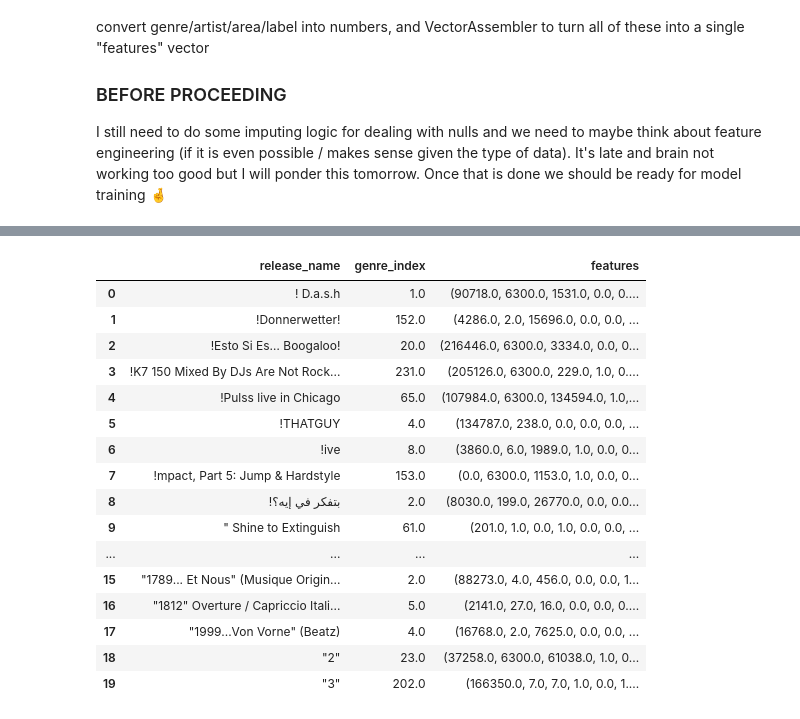
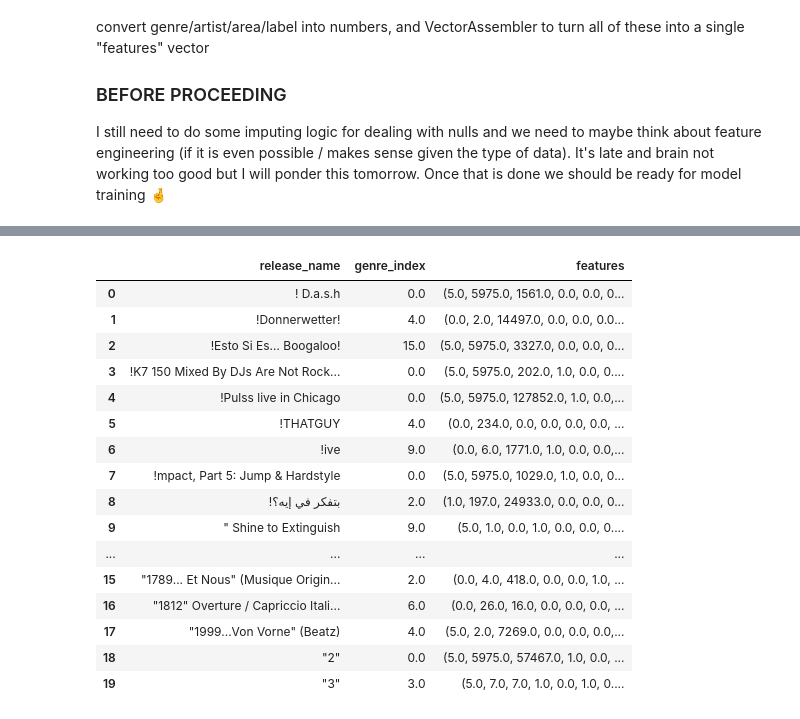
Before and after one commit to rowheaton/ragus-wheaton-iribe-232, a Jupyter notebook: musicbrainz_v2.ipynb, the cells around one changed output, grey strips where cells are left out. Drawn from its saved outputs; the diff is of its cells as text; code cells hidden in the pictures.

Commit message:
Filtered out garbage genre names and put 1276 genres into 19 buckets for classification

```diff
--- a/musicbrainz_v2.ipynb
+++ b/musicbrainz_v2.ipynb
@@ -1084,8 +1084,13 @@ acn_df = dfs["artist_credit_name"].select(
 
 artist_df = dfs["artist"].select(
     F.col("id").alias("artist_id"),
-    F.col("name").alias("artist_name"),
     F.col("area").alias("artist_area_id"),
+    F.col("gender").alias("artist_gender_id"),
+)
+
+gender_df = dfs["gender"].select(
+    F.col("id").alias("gender_id"),
+    F.col("name").alias("artist_gender"),
 )
 
 area_df = dfs["area"].select(
@@ -1114,12 +1119,14 @@ tag_df = dfs["tag"].select(
     F.col("name").alias("tag_name"),
 )
 
-# build table (I believe these mappings are correct!)
+# build table
 model_df = (
     release_df
     # dropping releases with no artist
     .join(acn_df, release_df["release_artist_credit"] == acn_df["acn_artist_credit"], "inner")
     .join(artist_df, acn_df["acn_artist_id"] == artist_df["artist_id"], "inner")
+    # gender (left: bands and some artists have no gender set)
+    .join(gender_df, artist_df["artist_gender_id"] == gender_df["gender_id"], "left")
     .join(area_df, artist_df["artist_area_id"] == area_df["area_id"], "left")
     .join(rl_df, release_df["release_id"] == rl_df["rl_release_id"], "left")
     .join(label_df, rl_df["rl_label_id"] == label_df["label_id"], "left")
@@ -1127,7 +1134,7 @@ model_df = (
     .join(tag_df, rgt_df["rgt_tag_id"] == tag_df["tag_id"], "left")
     .select(
         "release_name",
-        "artist_name",
+        "artist_gender",
         "area_name",
         "label_name",
         "tag_name",
@@ -1139,14 +1146,14 @@ model_df = (
 tag_window = Window.partitionBy("release_name").orderBy(F.col("tag_count").desc_nulls_last())
 ranked_df = model_df.withColumn("tag_rank", F.row_number().over(tag_window))
 
-# aggregating on release_name, assigning top tag to "genre_name", storing the rest in "tags", first artist/area/label for each release (logical continuity should remain intact...)
+# aggregating on release_name, assigning top tag to "genre_name", storing the rest in "tags"
 aggregated_df = (
     ranked_df
     .groupBy("release_name")
     .agg(
-        F.first("artist_name", ignorenulls=True).alias("artist_name"),
-        F.first("area_name",   ignorenulls=True).alias("area_name"),
-        F.first("label_name",  ignorenulls=True).alias("label_name"),
+        F.first("artist_gender", ignorenulls=True).alias("artist_gender"),
+        F.first("area_name",     ignorenulls=True).alias("area_name"),
+        F.first("label_name",    ignorenulls=True).alias("label_name"),
         F.max(F.when(F.col("tag_rank") == 1, F.col("tag_name"))).alias("genre_name"),
         F.collect_set(
             F.when(F.col("tag_rank") > 1, F.col("tag_name"))
@@ -1155,10 +1162,37 @@ aggregated_df = (
     .filter(F.col("genre_name").isNotNull())
 )
 
+# filter to recognized real genre names only (case-insensitive)
+valid_genres_pd = pd.read_csv("real_music_genres.csv")
+valid_genres = set(valid_genres_pd["Genre"].dropna().str.strip().str.lower())
+aggregated_df = aggregated_df.filter(F.lower(F.col("genre_name")).isin(list(valid_genres)))
+
+# map each genre to one of 19 broad buckets
+buckets_pd = pd.read_csv("genre_buckets_wide.csv")
+genre_to_bucket = {}
+for bucket in buckets_pd.columns:
+    for genre in buckets_pd[bucket].dropna():
+        genre_clean = genre.strip().lower()
+        if genre_clean:
+            genre_to_bucket[genre_clean] = bucket
+
+bucket_lookup_df = spark.createDataFrame(
+    [(k, v) for k, v in genre_to_bucket.items()],
+    ["genre_key", "bucket_name"],
+)
+
+aggregated_df = (
+    aggregated_df
+    .join(F.broadcast(bucket_lookup_df),
+          F.lower(F.col("genre_name")) == F.col("genre_key"), "left")
+    .drop("genre_name", "genre_key")
+    .withColumnRenamed("bucket_name", "genre_name")
+    .filter(F.col("genre_name").isNotNull())
+)
+
 print(f"\n==============================")
 print(f"FINAL TABLE BEFORE ENCODING")
 print(f"==============================")
-# show pre-encoded version of the table
 aggregated_df.printSchema()
 aggregated_df = aggregated_df.cache()
 print("Row count:", aggregated_df.count())
@@ -1173,23 +1207,28 @@ print(f"\n==============================")
 print(f"FINAL TABLE AFTER ENCODING")
 print(f"==============================")
 print("Tag vocabulary size:", len(cv_model.vocabulary))
+print("Label count:", aggregated_df.select("label_name").distinct().count())
 
-# using StringIndexer to convert genre/artist/area/label into single digit (indexed on most->least frequent)
-genre_indexer  = StringIndexer(inputCol="genre_name",  outputCol="genre_index",  handleInvalid="keep")
-artist_indexer = StringIndexer(inputCol="artist_name", outputCol="artist_index", handleInvalid="keep")
-area_indexer   = StringIndexer(inputCol="area_name",   outputCol="area_index",   handleInvalid="keep")
-label_indexer  = StringIndexer(inputCol="label_name",  outputCol="label_index",  handleInvalid="keep")
+genre_list = sorted([row[0] for row in aggregated_df.select("genre_name").distinct().collect()])
+print("Genre count:", len(genre_list))
+print("Genres:", genre_list)
+
+# using StringIndexer to convert genre/gender/area/label into a numeric index
+genre_indexer  = StringIndexer(inputCol="genre_name",    outputCol="genre_index",  handleInvalid="keep")
+gender_indexer = StringIndexer(inputCol="artist_gender", outputCol="gender_index", handleInvalid="keep")
+area_indexer   = StringIndexer(inputCol="area_name",     outputCol="area_index",   handleInvalid="keep")
+label_indexer  = StringIndexer(inputCol="label_name",    outputCol="label_index",  handleInvalid="keep")
 
 # putting all features into a single "features" vector using VectorAssembler
 assembler = VectorAssembler(
-    inputCols=["artist_index", "area_index", "label_index", "tag_vector"],
+    inputCols=["gender_index", "area_index", "label_index", "tag_vector"],
     outputCol="features",
     handleInvalid="keep",
 )
 
 # putting it all together
 pipeline = Pipeline(stages=[
-    genre_indexer, artist_indexer, area_indexer, label_indexer, assembler,
+    genre_indexer, gender_indexer, area_indexer, label_indexer, assembler,
 ])
 
 pipeline_model = pipeline.fit(vectorized_df)
@@ -1237,17 +1279,17 @@ Row count: 1422848
 |  | release_name | genre_index | features |
-| 0 | ! D.a.s.h | 1.0 | (90718.0, 6300.0, 1531.0, 0.0, 0.... |
-| 1 | !Donnerwetter! | 152.0 | (4286.0, 2.0, 15696.0, 0.0, 0.0, ... |
-| 2 | !Esto Si Es… Boogaloo! | 20.0 | (216446.0, 6300.0, 3334.0, 0.0, 0... |
-| 3 | !K7 150 Mixed By DJs Are Not Rock... | 231.0 | (205126.0, 6300.0, 229.0, 1.0, 0.... |
-| 4 | !Pulss live in Chicago | 65.0 | (107984.0, 6300.0, 134594.0, 1.0,... |
-| 5 | !THATGUY | 4.0 | (134787.0, 238.0, 0.0, 0.0, 0.0, ... |
-| 6 | !ive | 8.0 | (3860.0, 6.0, 1989.0, 1.0, 0.0, 0... |
-| 7 | !mpact, Part 5: Jump & Hardstyle | 153.0 | (0.0, 6300.0, 1153.0, 1.0, 0.0, 0... |
-| 8 | !بتفكر في إيه؟ | 2.0 | (8030.0, 199.0, 26770.0, 0.0, 0.0... |
-| 9 | " Shine to Extinguish | 61.0 | (201.0, 1.0, 0.0, 1.0, 0.0, 0.0, ... |
+| 0 | ! D.a.s.h | 0.0 | (5.0, 5975.0, 1561.0, 0.0, 0.0, 0... |
+| 1 | !Donnerwetter! | 4.0 | (0.0, 2.0, 14497.0, 0.0, 0.0, 0.0... |
+| 2 | !Esto Si Es… Boogaloo! | 15.0 | (5.0, 5975.0, 3327.0, 0.0, 0.0, 0... |
+| 3 | !K7 150 Mixed By DJs Are Not Rock... | 0.0 | (5.0, 5975.0, 202.0, 1.0, 0.0, 0.... |
+| 4 | !Pulss live in Chicago | 0.0 | (5.0, 5975.0, 127852.0, 1.0, 0.0,... |
+| 5 | !THATGUY | 4.0 | (0.0, 234.0, 0.0, 0.0, 0.0, 0.0, ... |
+| 6 | !ive | 9.0 | (0.0, 6.0, 1771.0, 1.0, 0.0, 0.0,... |
+| 7 | !mpact, Part 5: Jump & Hardstyle | 0.0 | (5.0, 5975.0, 1029.0, 1.0, 0.0, 0... |
+| 8 | !بتفكر في إيه؟ | 2.0 | (1.0, 197.0, 24933.0, 0.0, 0.0, 0... |
+| 9 | " Shine to Extinguish | 9.0 | (5.0, 1.0, 0.0, 1.0, 0.0, 0.0, 0.... |
 | ... | ... | ... | ... |
-| 15 | "1789... Et Nous" (Musique Origin... | 2.0 | (88273.0, 4.0, 456.0, 0.0, 0.0, 1... |
-| 16 | "1812" Overture / Capriccio Itali... | 5.0 | (2141.0, 27.0, 16.0, 0.0, 0.0, 0.... |
-| 17 | "1999...Von Vorne" (Beatz) | 4.0 | (16768.0, 2.0, 7625.0, 0.0, 0.0, ... |
-| 18 | "2" | 23.0 | (37258.0, 6300.0, 61038.0, 1.0, 0... |
-| 19 | "3" | 202.0 | (166350.0, 7.0, 7.0, 1.0, 0.0, 1.... |
+| 15 | "1789... Et Nous" (Musique Origin... | 2.0 | (0.0, 4.0, 418.0, 0.0, 0.0, 1.0, ... |
+| 16 | "1812" Overture / Capriccio Itali... | 6.0 | (0.0, 26.0, 16.0, 0.0, 0.0, 0.0, ... |
+| 17 | "1999...Von Vorne" (Beatz) | 4.0 | (5.0, 2.0, 7269.0, 0.0, 0.0, 0.0,... |
+| 18 | "2" | 0.0 | (5.0, 5975.0, 57467.0, 1.0, 0.0, ... |
+| 19 | "3" | 3.0 | (5.0, 7.0, 7.0, 1.0, 0.0, 1.0, 0.... |
```
Also changed, not shown: parts of 4 cells of this notebook, 2 other files.
